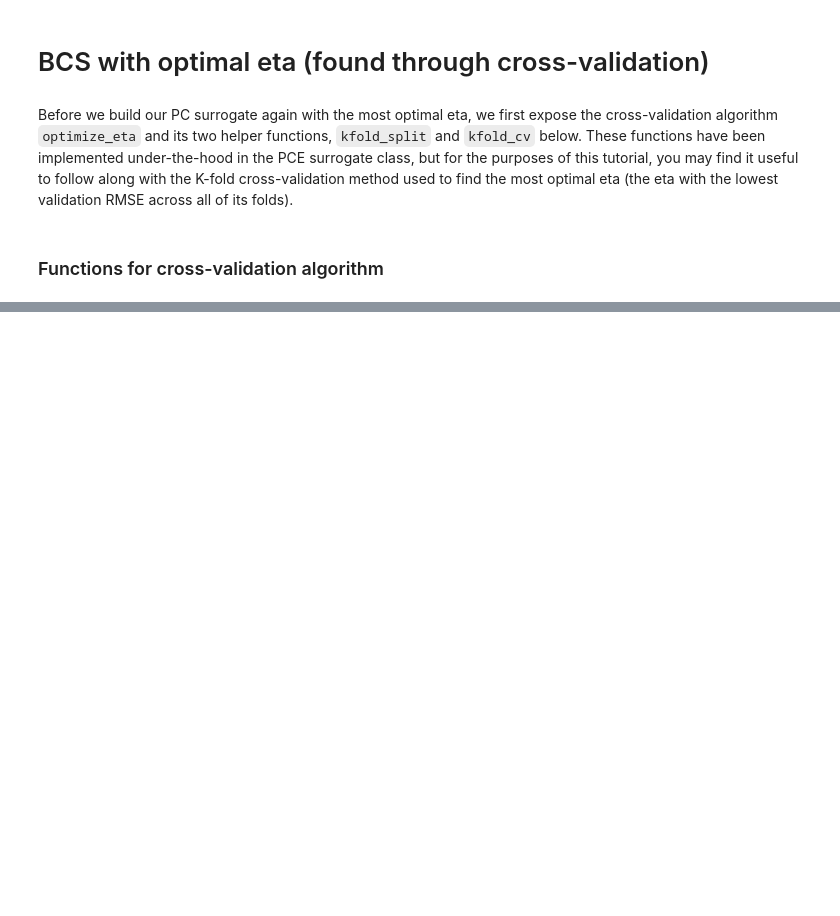
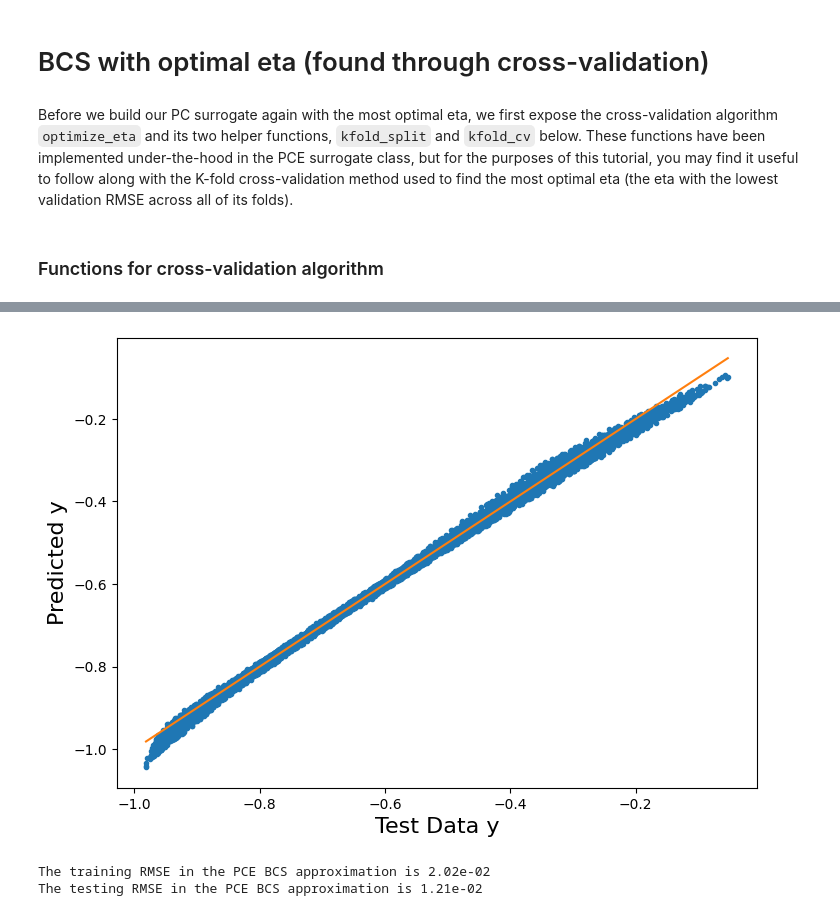
Before and after one commit to sandialabs/pytuq, a Jupyter notebook: examples/surrogates/ex_genz_bcs.ipynb, the cells around one changed output, grey strips where cells are left out. Cells and saved outputs as stored; diff of their text form; code cells hidden in the pictures; blank space fills up the shorter version.

```diff
--- a/examples/surrogates/ex_genz_bcs.ipynb
+++ b/examples/surrogates/ex_genz_bcs.ipynb
@@ -476,0 +521,24 @@ def optimize_eta(pce, etas, nfolds=3, verbose=0, plot=False):
+# %%
+# Plot the surrogate model's output vs. the testing data output
+y_tst_mM = [y_tst[:,0].min(),y_tst[:,0].max()]
+
+fig2 = plt.figure(figsize=(8,6))
+ax2 = fig2.add_axes([0.15, 0.15, 0.80, 0.75])
+
+ax2.plot(y_tst[:,0],y_tst_approx["Y_eval"],".")
+ax2.plot(y_tst_mM,y_tst_mM) # Diagonal line
+
+ax2.set_xlabel("Test Data y", size=16)
+ax2.set_ylabel("Predicted y", size=16);
+# %% [output]
+[figure, added]
+# %%
+# Evaluate goodness of fit with RMSE
+rmse_trn = root_mean_squared_error(y_trn[:,0],y_trn_approx["Y_eval"])
+print("The training RMSE in the PCE BCS approximation is %.2e"%rmse_trn)
+
+rmse_tst = root_mean_squared_error(y_tst[:,0],y_tst_approx["Y_eval"])
+print("The testing RMSE in the PCE BCS approximation is %.2e"%rmse_tst)
+# %% [output]
+The training RMSE in the PCE BCS approximation is 2.02e-02
+The testing RMSE in the PCE BCS approximation is 1.21e-02
```
Also changed, not shown: parts of 22 cells of this notebook, 16 other files.
